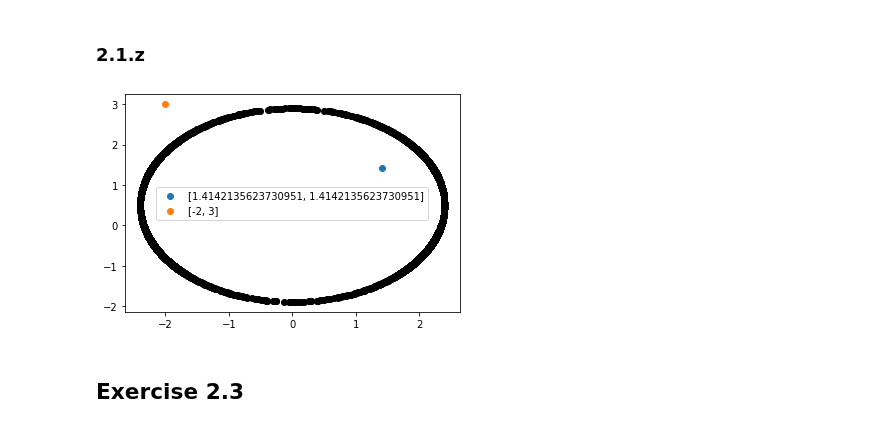
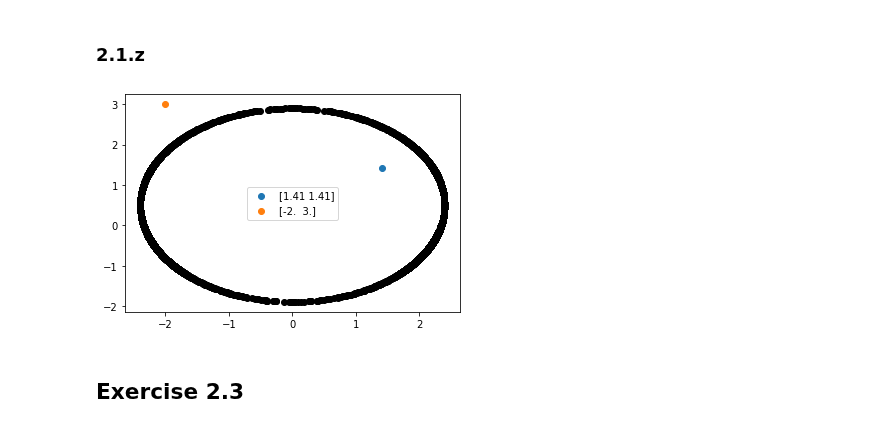
Before and after one commit to JasonChatzitheodorou/PatRec, a Jupyter notebook: Exercise2/exercise2.ipynb, the cells around one changed output. Saved outputs shown, nothing was run; the diff lists cells and outputs as text; code cells hidden in the pictures.

```diff
--- a/Exercise2/exercise2.ipynb
+++ b/Exercise2/exercise2.ipynb
@@ -119,6 +123,6 @@ def optimize_alpha(x, z, C):
 
 print("The Lagrange multipliers are:")
 alphas = optimize_alpha(X_test_4d, y_test, 1e5)
-print(alphas)
+for i, alpha in enumerate(alphas): print(f"a_{i} = {alpha:.4f}")
 # %% [output]
 The Lagrange multipliers are:
@@ -215,13 +236,14 @@ print(support_vectors(X_test, alphas))
 # %%
 points = [[np.sqrt(2), np.sqrt(2)], [-2, 3]]
 
-plot_hyperplane(weights, b)
-for x in points:
+get_hyperplane(weights, b)
+points_rounded = np.round(points, decimals=2)
+for x in points_rounded:
     plt.scatter(x[0], x[1], label=str(x))
 plt.legend()
 plt.show()
 # %% [output]
-[figure, old version]
+[figure, new version]
 # %% [markdown]
 ## Exercise 2.3
 # %%
```
Also changed, not shown: parts of 14 cells of this notebook, 3 other files.
